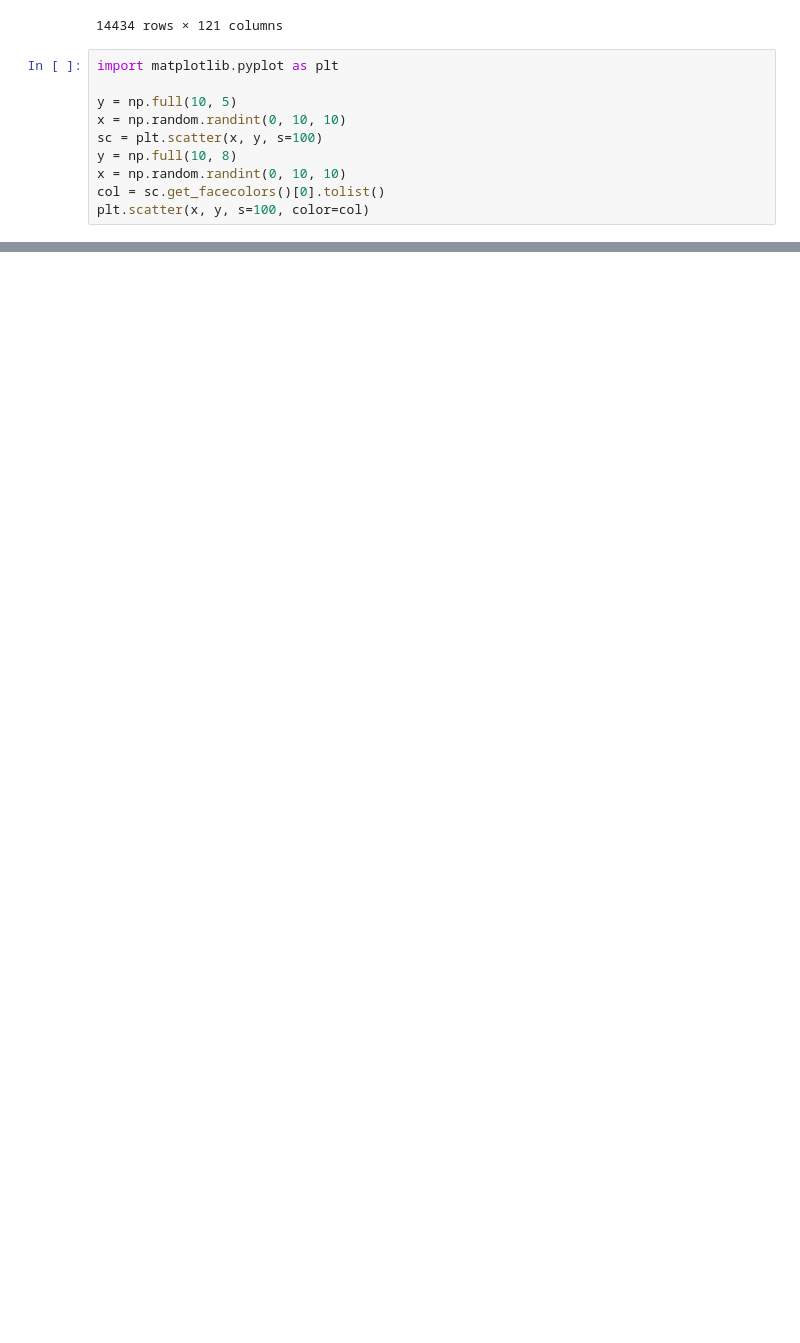
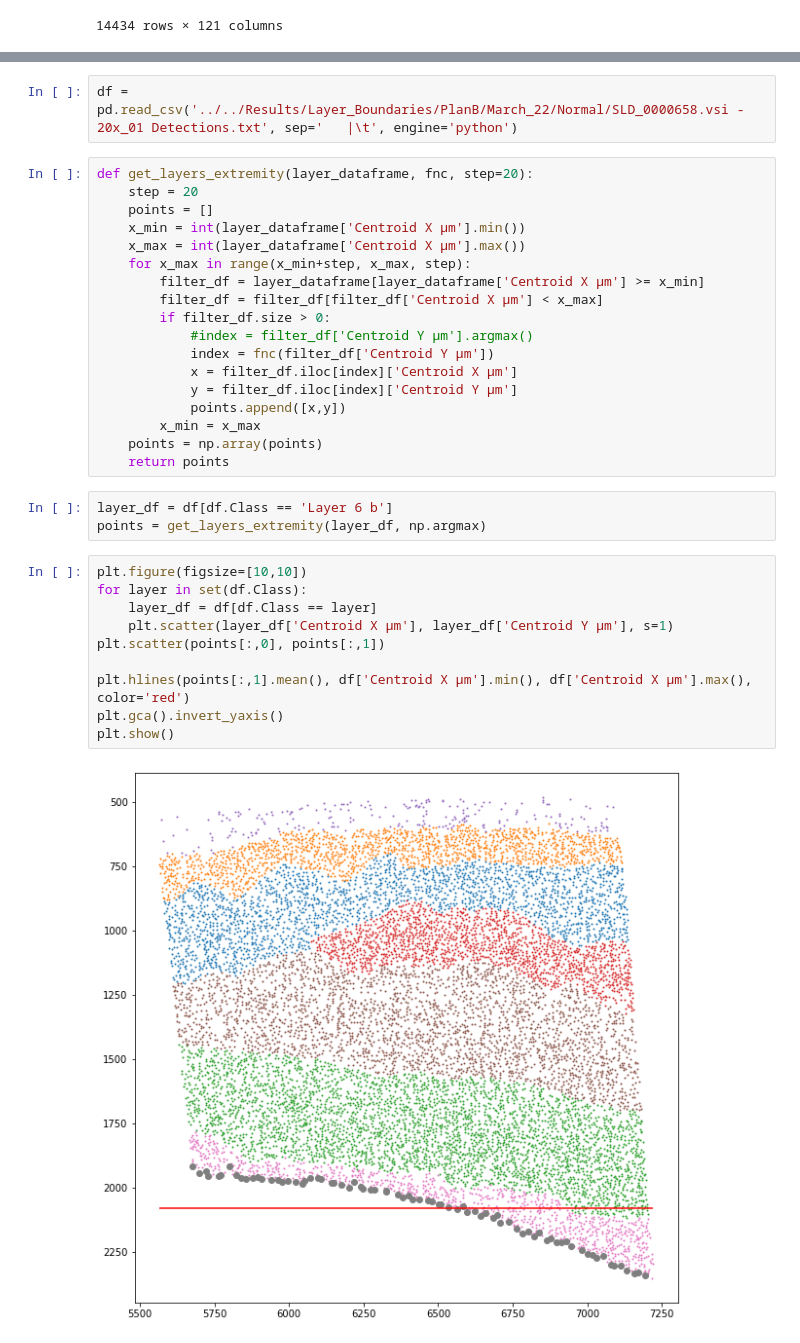
Before and after one commit to jacquemi-bbp/rat_sscx_nissl_analysis, a Jupyter notebook: Notebooks/Better_Layer_boundaries.ipynb, the cells around one changed output, grey strips where cells are left out. Saved outputs shown, nothing was run; the diff lists cells and outputs as text; blank space fills up the shorter version.

Commit message:
Version used to provide PlanB result to Vishal

```diff
--- a/Notebooks/Better_Layer_boundaries.ipynb
+++ b/Notebooks/Better_Layer_boundaries.ipynb
@@ -87,13 +88,3 @@ df
 | 14432 | SLD_0000402.vsi - 20x_01 | Layer 3 | Layer 3 | S1HL | Polygon | 10423.3 | 1216.70 | 4.3104 | 8.9966 | ... |
 | 14433 | SLD_0000402.vsi - 20x_01 | Layer 1 | Layer 1 | S1HL | Polygon | 8797.0 | 854.68 | 3.7116 | 8.9960 | ... |
 14434 rows × 121 columns
-# %%
-import matplotlib.pyplot as plt
-
-y = np.full(10, 5)
-x = np.random.randint(0, 10, 10)
-sc = plt.scatter(x, y, s=100)
-y = np.full(10, 8)
-x = np.random.randint(0, 10, 10)
-col = sc.get_facecolors()[0].tolist()
-plt.scatter(x, y, s=100, color=col)
@@ -102,0 +91,35 @@ plt.scatter(x, y, s=100, color=col)
+# %%
+df = pd.read_csv('../../Results/Layer_Boundaries/PlanB/March_22/Normal/SLD_0000658.vsi - 20x_01 Detections.txt', sep='	|\t', engine='python')
+# %%
+def get_layers_extremity(layer_dataframe, fnc, step=20):
+    step = 20
+    points = []
+    x_min = int(layer_dataframe['Centroid X µm'].min())
+    x_max = int(layer_dataframe['Centroid X µm'].max())
+    for x_max in range(x_min+step, x_max, step):
+        filter_df = layer_dataframe[layer_dataframe['Centroid X µm'] >= x_min]
+        filter_df = filter_df[filter_df['Centroid X µm'] < x_max]
+        if filter_df.size > 0:
+            #index = filter_df['Centroid Y µm'].argmax()
+            index = fnc(filter_df['Centroid Y µm'])
+            x = filter_df.iloc[index]['Centroid X µm']
+            y = filter_df.iloc[index]['Centroid Y µm']
+            points.append([x,y])
+        x_min = x_max
+    points = np.array(points)
+    return points
+# %%
+layer_df = df[df.Class == 'Layer 6 b']
+points = get_layers_extremity(layer_df, np.argmax)
+# %%
+plt.figure(figsize=[10,10])
+for layer in set(df.Class):
+    layer_df = df[df.Class == layer]
+    plt.scatter(layer_df['Centroid X µm'], layer_df['Centroid Y µm'], s=1)
+plt.scatter(points[:,0], points[:,1])
+
+plt.hlines(points[:,1].mean(), df['Centroid X µm'].min(), df['Centroid X µm'].max(), color='red')
+plt.gca().invert_yaxis()
+plt.show()
+# %% [output]
+[figure, added]
```
Also changed, not shown: parts of 6 cells of this notebook, 5 other files.
